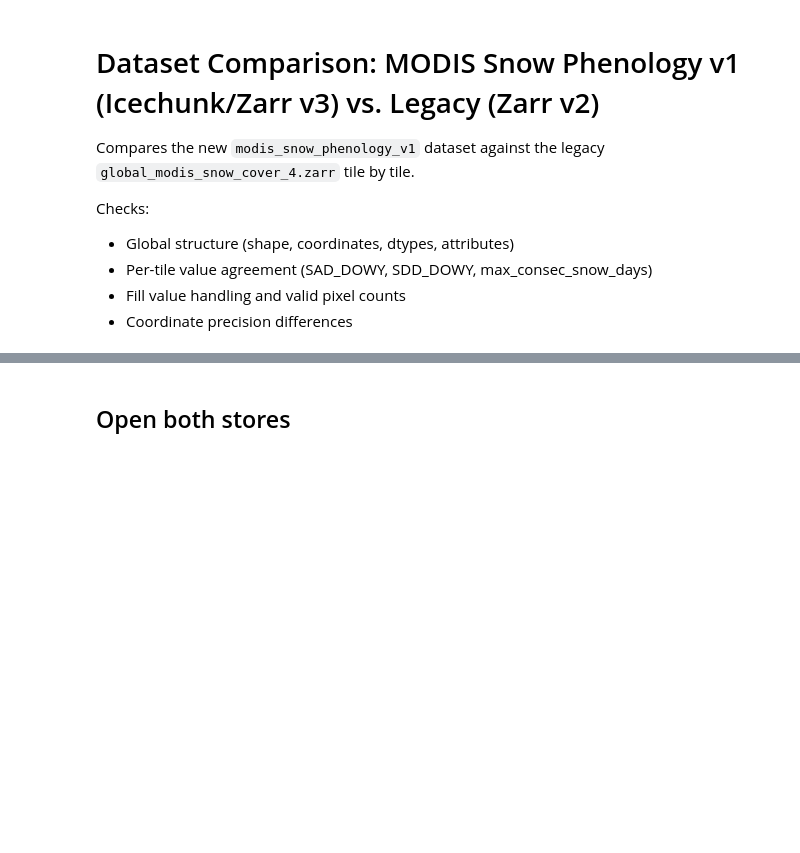
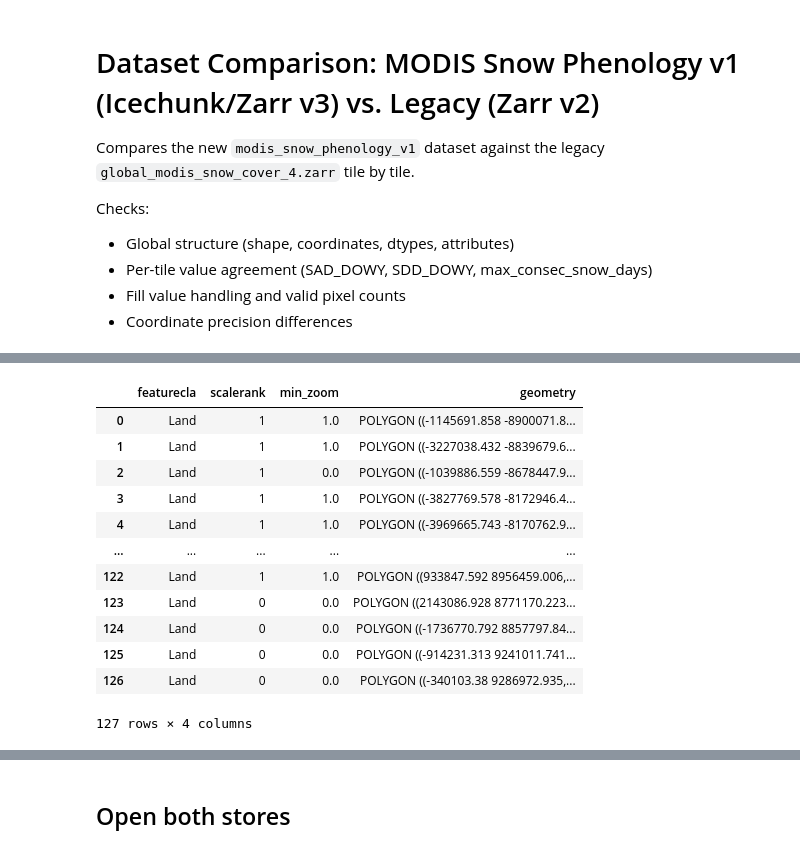
Before and after one commit to egagli/MODIS_snow_phenology, a Jupyter notebook: notebooks/02_compare_with_v1.ipynb, the cells around one changed output, grey strips where cells are left out. Cells and saved outputs as stored; diff of their text form; code cells hidden in the pictures; blank space fills up the shorter version.

```diff
--- a/notebooks/02_compare_with_v1.ipynb
+++ b/notebooks/02_compare_with_v1.ipynb
@@ -27,0 +51,17 @@ VARS = ['SAD_DOWY', 'SDD_DOWY', 'max_consec_snow_days']
+# %%
+land_proj_gdf = gpd.read_file(geodatasets.get_url('naturalearth land')).to_crs(modis_grid_gdf.crs)
+land_proj_gdf
+# %% [output]
+|  | featurecla | scalerank | min_zoom | geometry |
+| 0 | Land | 1 | 1.0 | POLYGON ((-1145691.858 -8900071.8... |
+| 1 | Land | 1 | 1.0 | POLYGON ((-3227038.432 -8839679.6... |
+| 2 | Land | 1 | 0.0 | POLYGON ((-1039886.559 -8678447.9... |
+| 3 | Land | 1 | 1.0 | POLYGON ((-3827769.578 -8172946.4... |
+| 4 | Land | 1 | 1.0 | POLYGON ((-3969665.743 -8170762.9... |
+| ... | ... | ... | ... | ... |
+| 122 | Land | 1 | 1.0 | POLYGON ((933847.592 8956459.006,... |
+| 123 | Land | 0 | 0.0 | POLYGON ((2143086.928 8771170.223... |
+| 124 | Land | 0 | 0.0 | POLYGON ((-1736770.792 8857797.84... |
+| 125 | Land | 0 | 0.0 | POLYGON ((-914231.313 9241011.741... |
+| 126 | Land | 0 | 0.0 | POLYGON ((-340103.38 9286972.935,... |
+127 rows × 4 columns
```
Also changed, not shown: parts of 34 cells of this notebook, 1 other file.
